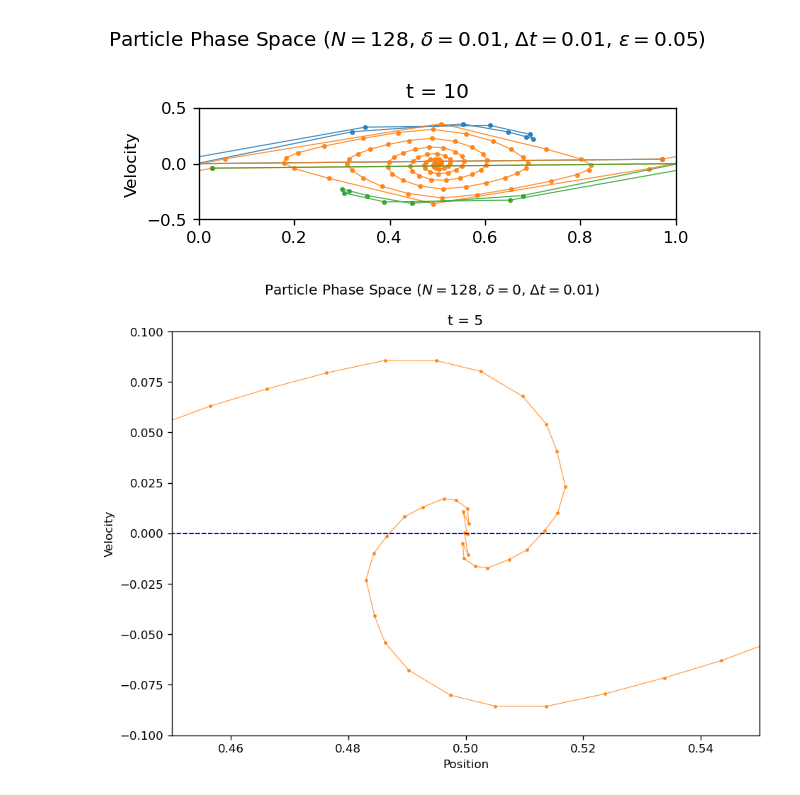
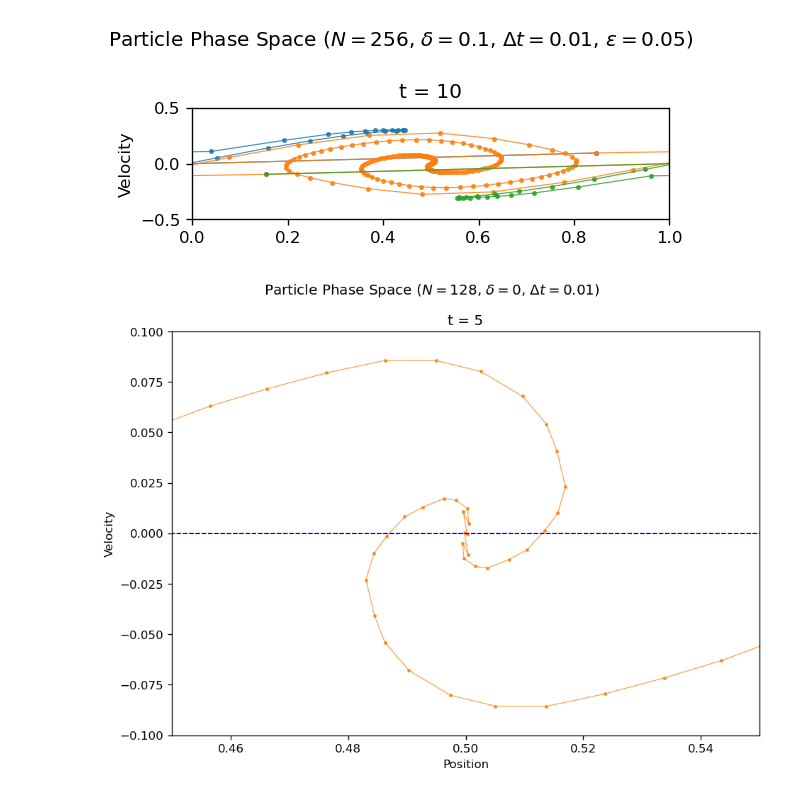
Before and after one commit to horaciomorenom/PlasmaModel, a Jupyter notebook: ColdStream.ipynb, the cells around one changed output. Drawn from its saved outputs; the diff is of its cells as text; code cells hidden in the pictures.

```diff
--- a/ColdStream.ipynb
+++ b/ColdStream.ipynb
@@ -13,26 +13,26 @@ import itertools
 
 import matplotlib.cm as cm
 # %%
-N = 128
+N = 256
 dt = 0.01
-driver = Plasma_Evolver(N, dt, epsilon_in=0.05, delta_in=0.01, insertion=False, rk = True)
+driver = Plasma_Evolver(N, dt, epsilon_in=0.05, delta_in=0.1, insertion=False, rk = True)
 
 
 tmax = 10
 
 driver.evolve_plasma(tmax)
 
 driver.plot_particles((-1,), periods=1)
 #driver.plot_particles(zoom=True)
 
 #driver.makeMovie(tmax, "test.mp4")
 
 
 #a = [p.vel_hist[1] for p in driver.plasma.values()]
 
 #driver.plot_particles((15, 20), periods=1)
 # %% [output]
-[figure, old version]
+[figure, new version]
 # %%
 N = 128
 dt = 0.01
```
Also changed, not shown: 2 other files.
